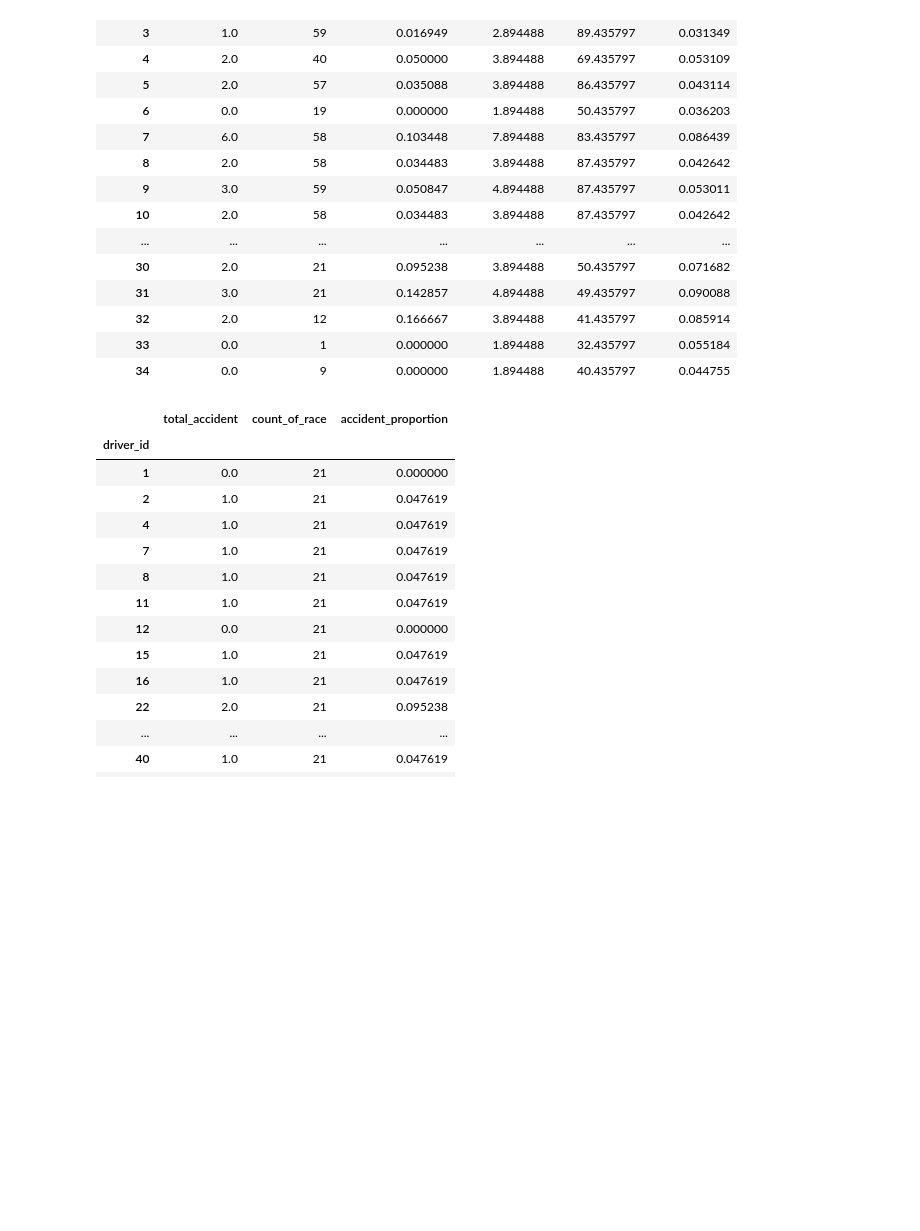
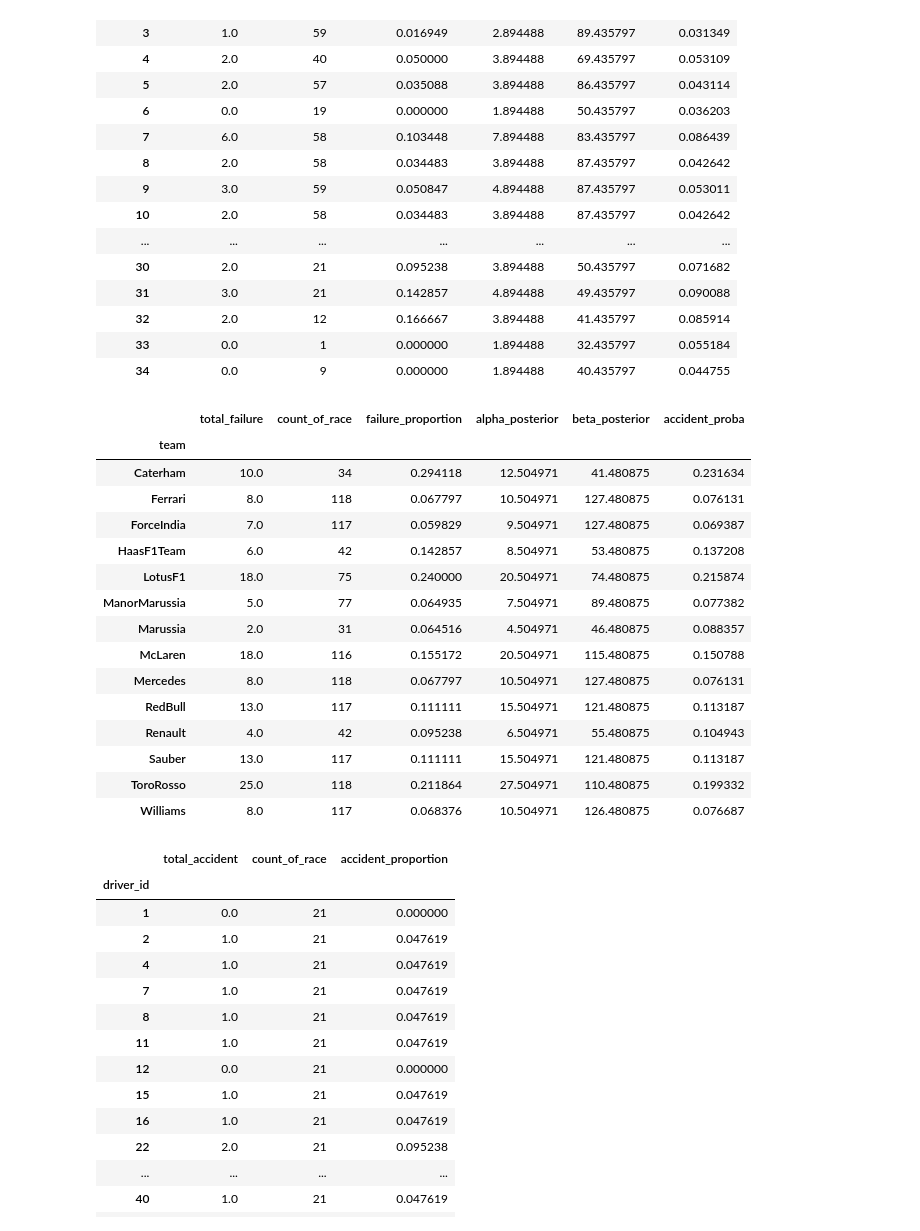
Before and after one commit to emy-olivieri/Formula_1_Race_Time_Simulation_and_Strategy_Optimization, a Jupyter notebook: New/dnf.ipynb, the cells around one changed output. Cells and saved outputs as stored; diff of their text form; code cells hidden in the pictures; blank space fills up the shorter version.

Commit message:
DNF Failure done Need to copy the code and make clean DNF class

```diff
--- a/New/dnf.ipynb
+++ b/New/dnf.ipynb
@@ -138,6 +136,50 @@ df_filtered
 | 32 | 2.0 | 12 | 0.166667 | 3.894488 | 41.435797 | 0.085914 |
 | 33 | 0.0 | 1 | 0.000000 | 1.894488 | 32.435797 | 0.055184 |
 | 34 | 0.0 | 9 | 0.000000 | 1.894488 | 40.435797 | 0.044755 |
+# %%
+db_path = "F1_timingdata_2014_2019.sqlite"
+data_loader = DataLoader(db_path=db_path)
+dataframes = data_loader.load_data()
+retirements_df = dataframes['retirements']
+retirements_df = retirements_df.fillna(0)
+seasons_to_train = [2016 - x for x in range (0, 2 +1)]
+df_filtered = retirements_df[retirements_df['season'].isin(seasons_to_train)].copy()
+df_final = (
+    dataframes['starterfields'][['race_id', 'driver_id', 'team']].merge(dataframes['races'][['id', 'season']], left_on='race_id', right_on ='id', how='inner')
+     .merge(df_filtered, on=['season', 'driver_id'], how='inner')
+)
+count_of_race = df_final.groupby(['team']).agg(count_of_race=('race_id','count'))
+df_final = df_final.groupby(['team', 'driver_id', 'season']).agg(failures_agg=('failures','mean'))
+df_final = df_final.groupby("team").agg(total_failure=('failures_agg','sum'))
+df_final = df_final.merge(count_of_race, on='team')
+df_final['failure_proportion'] = df_final['total_failure'] / df_final['count_of_race']
+mu    = np.mean(df_final['failure_proportion'])
+sigma = np.std(df_final['failure_proportion'])
+
+alpha = ((1-mu)/sigma**2 - 1/mu)*mu**2
+beta = alpha*(1/mu - 1)
+df_final['alpha_posterior'] = df_final['total_failure'] + alpha
+df_final['beta_posterior'] = df_final['count_of_race'] - df_final['total_failure'] + beta
+
+df_final['accident_proba'] = df_final['alpha_posterior'] / (df_final['alpha_posterior'] + df_final['beta_posterior'])
+df_final
+# %% [output]
+|  | total_failure | count_of_race | failure_proportion | alpha_posterior | beta_posterior | accident_proba |
+| team |  |  |  |  |  |  |
+| Caterham | 10.0 | 34 | 0.294118 | 12.504971 | 41.480875 | 0.231634 |
+| Ferrari | 8.0 | 118 | 0.067797 | 10.504971 | 127.480875 | 0.076131 |
+| ForceIndia | 7.0 | 117 | 0.059829 | 9.504971 | 127.480875 | 0.069387 |
+| HaasF1Team | 6.0 | 42 | 0.142857 | 8.504971 | 53.480875 | 0.137208 |
+| LotusF1 | 18.0 | 75 | 0.240000 | 20.504971 | 74.480875 | 0.215874 |
+| ManorMarussia | 5.0 | 77 | 0.064935 | 7.504971 | 89.480875 | 0.077382 |
+| Marussia | 2.0 | 31 | 0.064516 | 4.504971 | 46.480875 | 0.088357 |
+| McLaren | 18.0 | 116 | 0.155172 | 20.504971 | 115.480875 | 0.150788 |
+| Mercedes | 8.0 | 118 | 0.067797 | 10.504971 | 127.480875 | 0.076131 |
+| RedBull | 13.0 | 117 | 0.111111 | 15.504971 | 121.480875 | 0.113187 |
+| Renault | 4.0 | 42 | 0.095238 | 6.504971 | 55.480875 | 0.104943 |
+| Sauber | 13.0 | 117 | 0.111111 | 15.504971 | 121.480875 | 0.113187 |
+| ToroRosso | 25.0 | 118 | 0.211864 | 27.504971 | 110.480875 | 0.199332 |
+| Williams | 8.0 | 117 | 0.068376 | 10.504971 | 126.480875 | 0.076687 |
 # %%
 df_filtered
 # %% [output]
```
Also changed, not shown: parts of 5 cells of this notebook.
